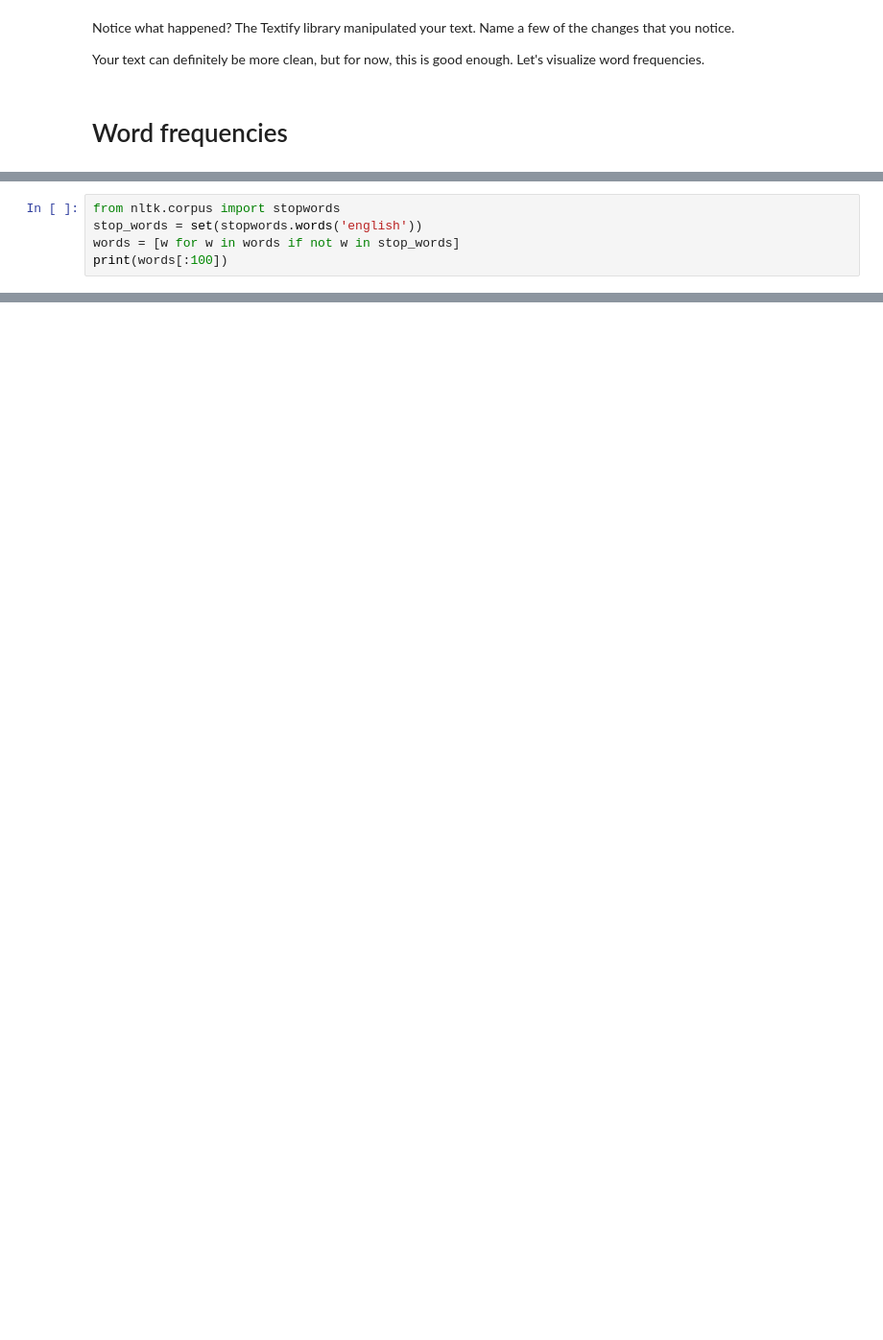
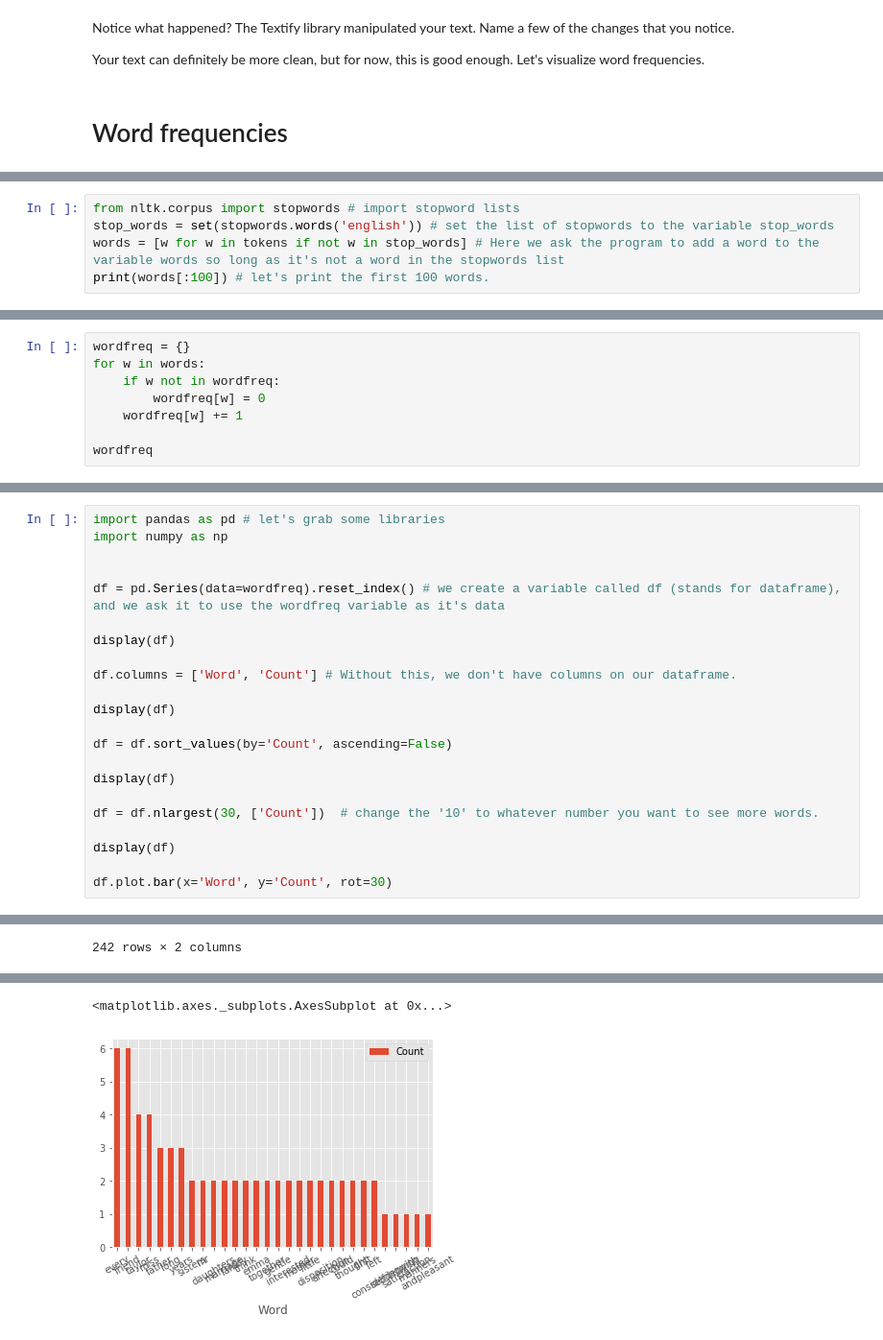
Before and after one commit to ncflib/DSS-2020-Spring-Workshop, a Jupyter notebook: python/DSS_Python_2.ipynb, the cells around one changed output, grey strips where cells are left out. Shown at 96% size. Drawn from its saved outputs; the diff is of its cells as text; blank space fills up the shorter version.

```diff
--- a/python/DSS_Python_2.ipynb
+++ b/python/DSS_Python_2.ipynb
@@ -152,6 +165,6 @@ print(stop_words)
 # %%
-from nltk.corpus import stopwords
-stop_words = set(stopwords.words('english'))
-words = [w for w in words if not w in stop_words]
-print(words[:100])
+from nltk.corpus import stopwords # import stopword lists
+stop_words = set(stopwords.words('english')) # set the list of stopwords to the variable stop_words
+words = [w for w in tokens if not w in stop_words] # Here we ask the program to add a word to the variable words so long as it's not a word in the stopwords list
+print(words[:100]) # let's print the first 100 words.
 # %% [output]
@@ -158,0 +174,8 @@ print(words[:100])
+# %%
+wordfreq = {}
+for w in words:
+    if w not in wordfreq:
+        wordfreq[w] = 0
+    wordfreq[w] += 1
+
+wordfreq
@@ -158,0 +202,23 @@ print(words[:100])
+# %%
+import pandas as pd # let's grab some libraries
+import numpy as np
+
+
+df = pd.Series(data=wordfreq).reset_index() # we create a variable called df (stands for dataframe), and we ask it to use the wordfreq variable as it's data
+
+display(df)
+
+df.columns = ['Word', 'Count'] # Without this, we don't have columns on our dataframe.
+
+display(df)
+
+df = df.sort_values(by='Count', ascending=False)
+
+display(df)
+
+df = df.nlargest(30, ['Count'])  # change the '10' to whatever number you want to see more words.
+
+display(df)
+
+df.plot.bar(x='Word', y='Count', rot=30)
+# %% [output]
@@ -158,0 +263 @@ print(words[:100])
+242 rows × 2 columns
@@ -158,0 +281,2 @@ print(words[:100])
+<matplotlib.axes._subplots.AxesSubplot at 0x...>
+[figure, added]
```
Also changed, not shown: parts of 19 cells of this notebook.
